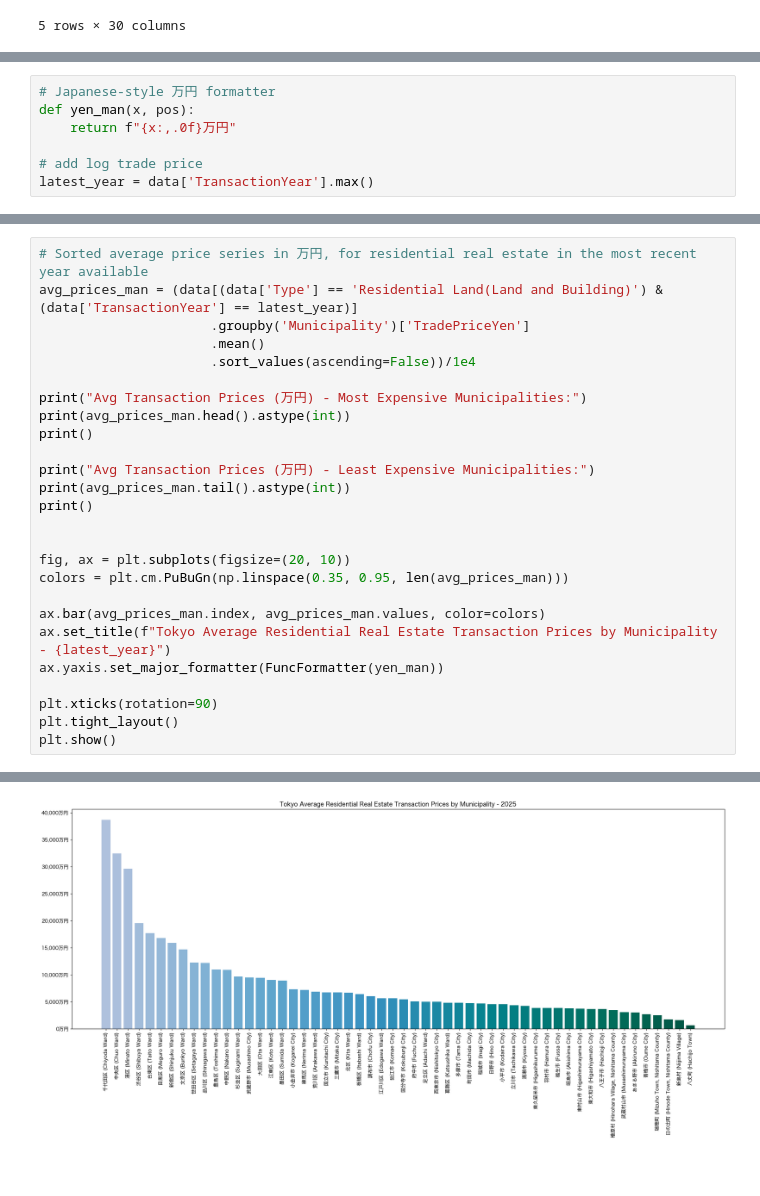
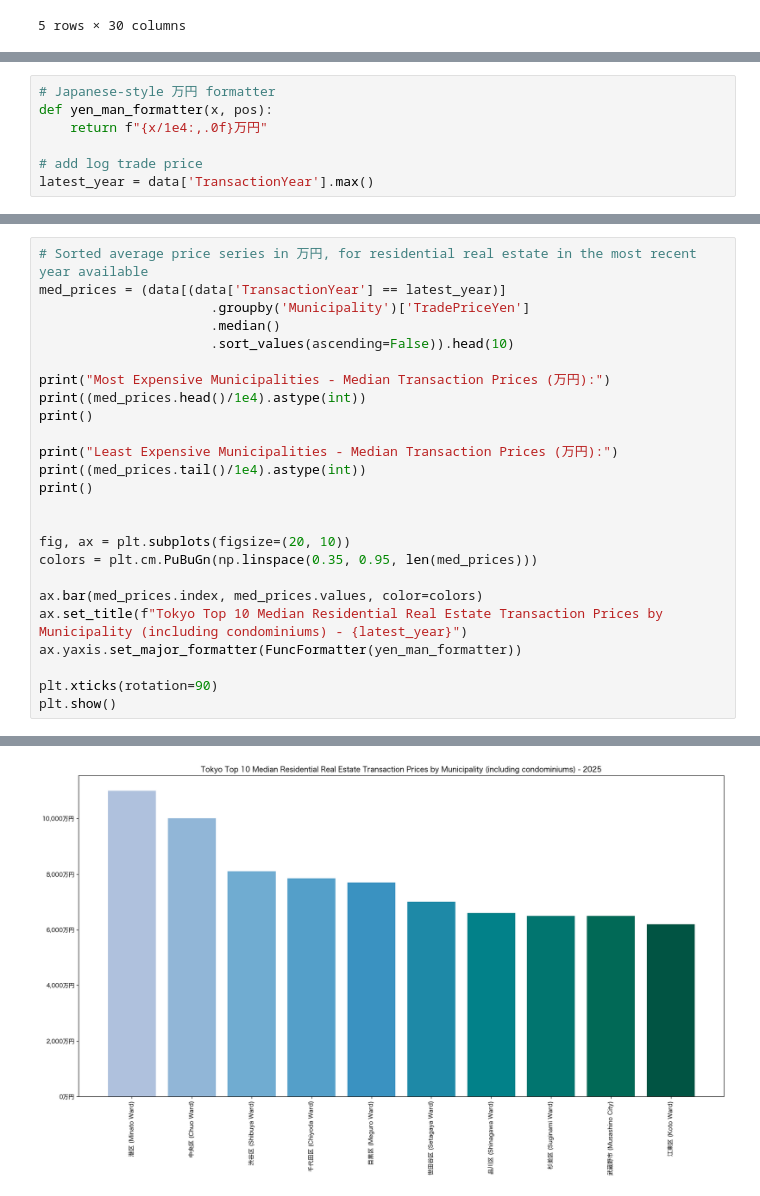
Before and after one commit to pablosumi/tokyo-real-estate-smart-advisor, a Jupyter notebook: notebooks/EDA.ipynb, the cells around one changed output, grey strips where cells are left out. Saved outputs shown, nothing was run; the diff lists cells and outputs as text; blank space fills up the shorter version.

Commit message:
added visualizations

```diff
--- a/notebooks/EDA.ipynb
+++ b/notebooks/EDA.ipynb
@@ -235,7 +214,7 @@ sns.heatmap(data.corr(numeric_only=True), cmap='coolwarm')
 # %%
 # Japanese-style 万円 formatter
-def yen_man(x, pos):
-    return f"{x:,.0f}万円"
+def yen_man_formatter(x, pos):
+    return f"{x/1e4:,.0f}万円"
 
 # add log trade price
 latest_year = data['TransactionYear'].max()
@@ -285,27 +307,26 @@ plt.tight_layout()
 # %%
 # Sorted average price series in 万円, for residential real estate in the most recent year available
-avg_prices_man = (data[(data['Type'] == 'Residential Land(Land and Building)') & (data['TransactionYear'] == latest_year)]
+med_prices = (data[(data['TransactionYear'] == latest_year)]
                       .groupby('Municipality')['TradePriceYen']
-                      .mean()
-                      .sort_values(ascending=False))/1e4
+                      .median()
+                      .sort_values(ascending=False)).head(10)
 
-print("Avg Transaction Prices (万円) - Most Expensive Municipalities:")
-print(avg_prices_man.head().astype(int))
+print("Most Expensive Municipalities - Median Transaction Prices (万円):")
+print((med_prices.head()/1e4).astype(int))
 print()
 
-print("Avg Transaction Prices (万円) - Least Expensive Municipalities:")
-print(avg_prices_man.tail().astype(int))
+print("Least Expensive Municipalities - Median Transaction Prices (万円):")
+print((med_prices.tail()/1e4).astype(int))
 print()
 
 
 fig, ax = plt.subplots(figsize=(20, 10))
-colors = plt.cm.PuBuGn(np.linspace(0.35, 0.95, len(avg_prices_man)))
+colors = plt.cm.PuBuGn(np.linspace(0.35, 0.95, len(med_prices)))
 
-ax.bar(avg_prices_man.index, avg_prices_man.values, color=colors)
-ax.set_title(f"Tokyo Average Residential Real Estate Transaction Prices by Municipality - {latest_year}")
-ax.yaxis.set_major_formatter(FuncFormatter(yen_man))
+ax.bar(med_prices.index, med_prices.values, color=colors)
+ax.set_title(f"Tokyo Top 10 Median Residential Real Estate Transaction Prices by Municipality (including condominiums) - {latest_year}")
+ax.yaxis.set_major_formatter(FuncFormatter(yen_man_formatter))
 
 plt.xticks(rotation=90)
-plt.tight_layout()
 plt.show()
 # %% [output]
@@ -328,2 +349,2 @@ Municipality
 Name: TradePriceYen, dtype: int64
-[figure, old version]
+[figure, new version]
```
Also changed, not shown: parts of 21 cells of this notebook.
